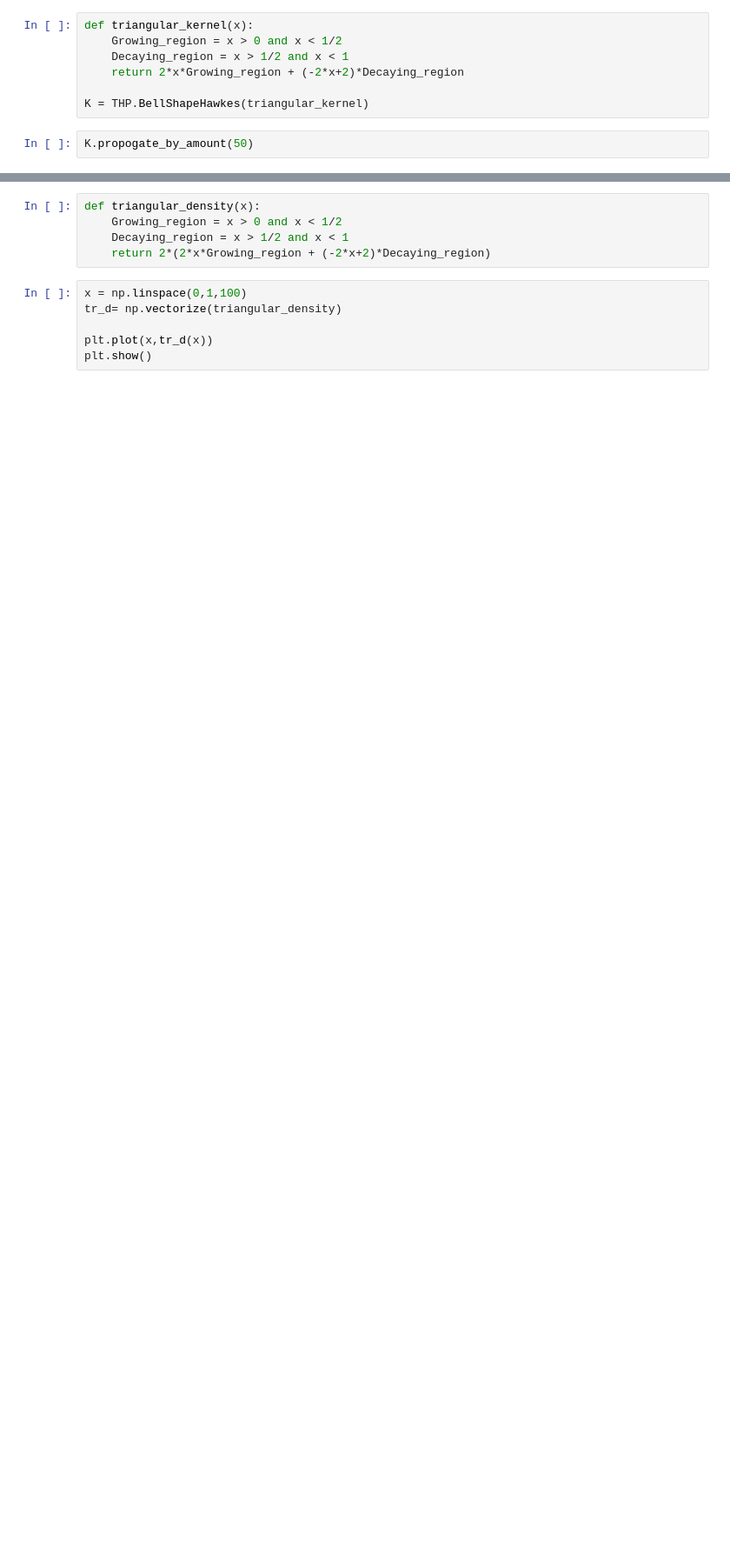
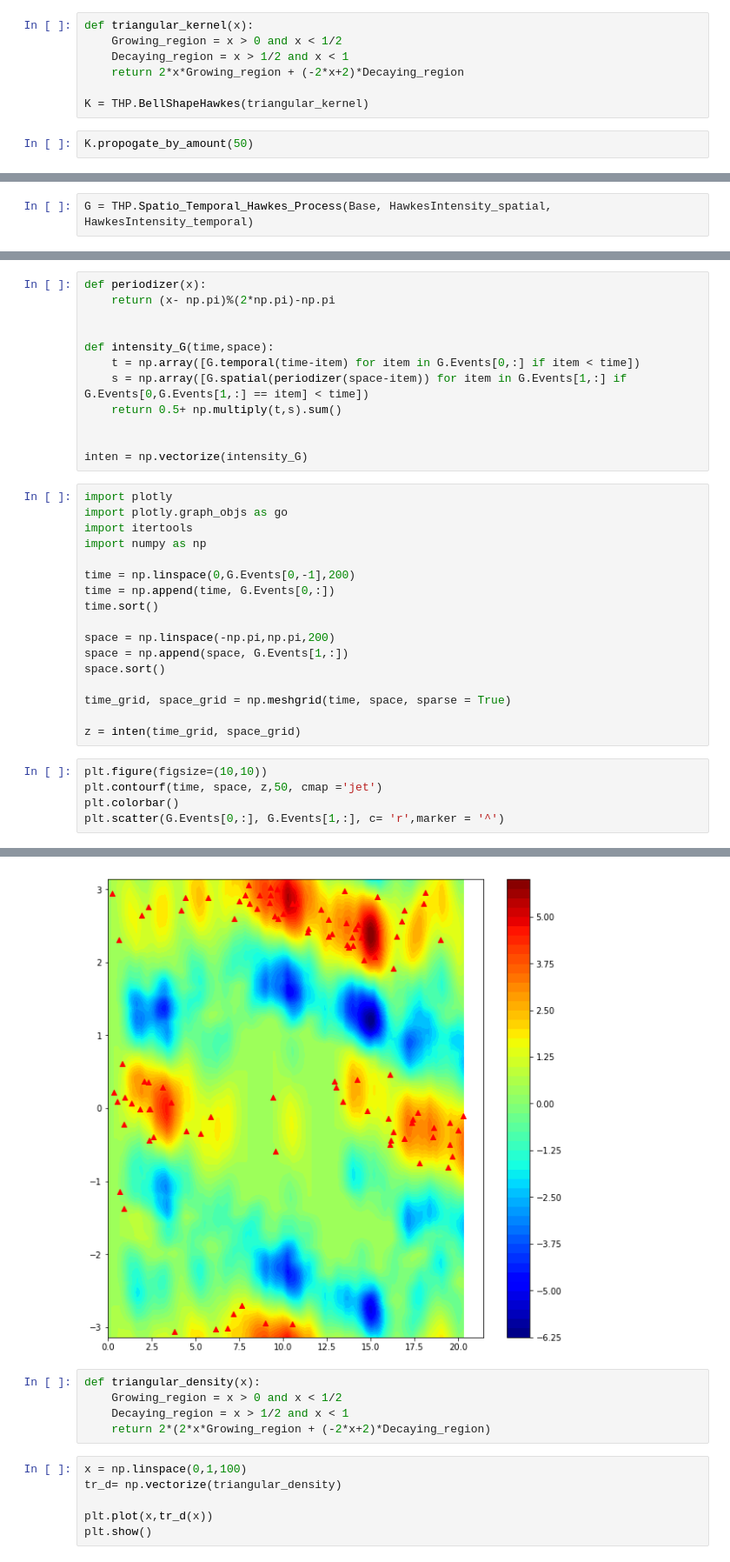
Before and after one commit to jeMATHfischer/TheHawkesPackage, a Jupyter notebook: Examples and Use.ipynb, the cells around one changed output, grey strips where cells are left out. Shown at 87% size. Drawn from its saved outputs; the diff is of its cells as text; blank space fills up the shorter version.

```diff
--- a/Examples and Use.ipynb
+++ b/Examples and Use.ipynb
@@ -65,0 +111,2 @@ plt.show()
+# %%
+G = THP.Spatio_Temporal_Hawkes_Process(Base, HawkesIntensity_spatial, HawkesIntensity_temporal)
@@ -65,0 +161,35 @@ plt.show()
+# %%
+def periodizer(x):
+    return (x- np.pi)%(2*np.pi)-np.pi
+
+
+def intensity_G(time,space):
+    t = np.array([G.temporal(time-item) for item in G.Events[0,:] if item < time])
+    s = np.array([G.spatial(periodizer(space-item)) for item in G.Events[1,:] if G.Events[0,G.Events[1,:] == item] < time])
+    return 0.5+ np.multiply(t,s).sum()
+
+
+inten = np.vectorize(intensity_G)
+# %%
+import plotly
+import plotly.graph_objs as go
+import itertools
+import numpy as np
+
+time = np.linspace(0,G.Events[0,-1],200)
+time = np.append(time, G.Events[0,:])
+time.sort()
+
+space = np.linspace(-np.pi,np.pi,200)
+space = np.append(space, G.Events[1,:])
+space.sort()
+
+time_grid, space_grid = np.meshgrid(time, space, sparse = True)
+
+z = inten(time_grid, space_grid)
+# %%
+plt.figure(figsize=(10,10))
+plt.contourf(time, space, z,50, cmap ='jet')
+plt.colorbar()
+plt.scatter(G.Events[0,:], G.Events[1,:], c= 'r',marker = '^')
+# %% [output]
@@ -66,3 +197,4 @@ plt.show()
+[figure, added]
 # %%
 def triangular_density(x):
     Growing_region = x > 0 and x < 1/2
```
Also changed, not shown: parts of 16 cells of this notebook.
